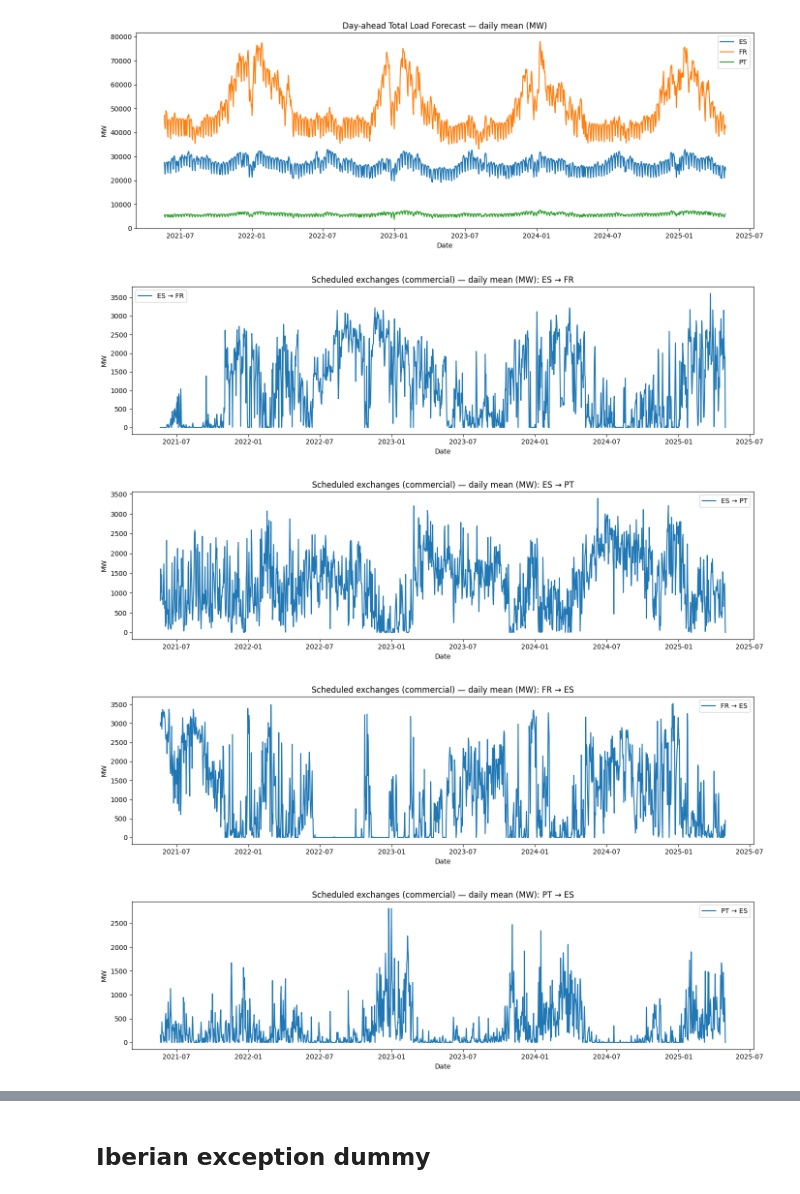
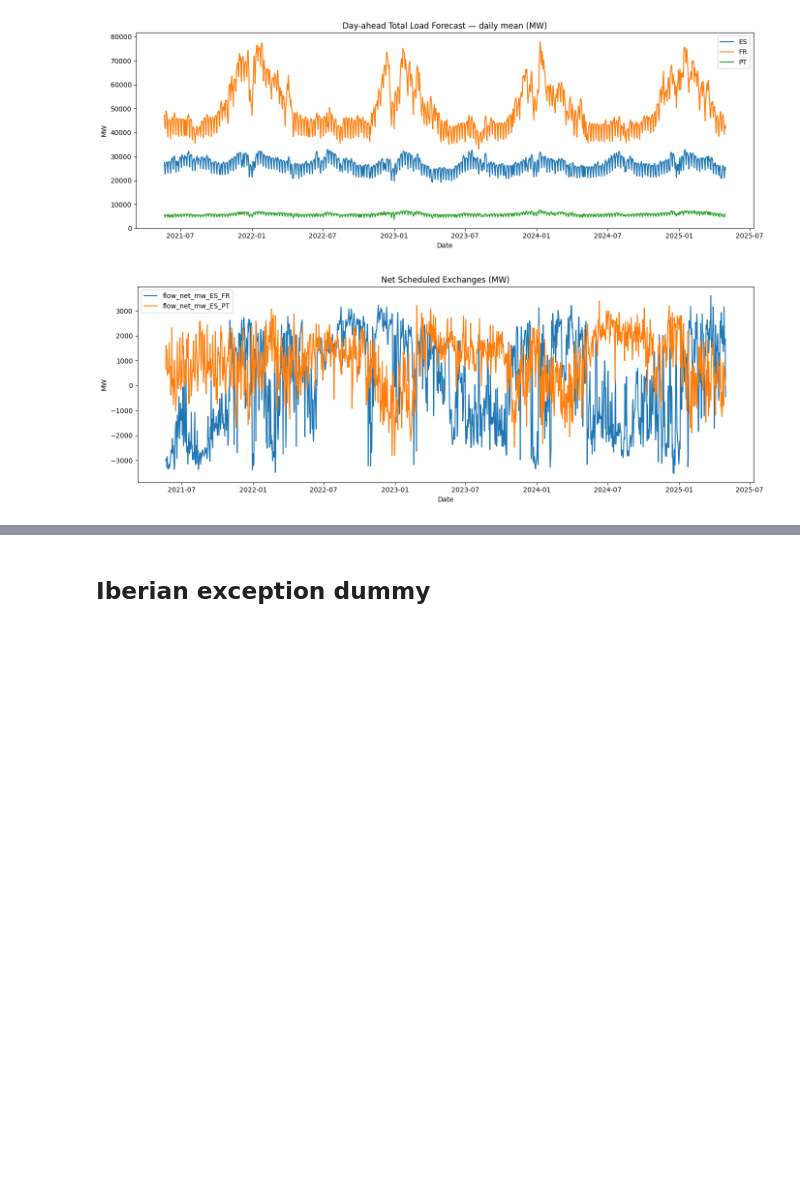
Before and after one commit to franrolotti/volatility-spillovers-methodology, a Jupyter notebook: notebooks/3_exogenous_vars_preparation.ipynb, the cells around one changed output, grey strips where cells are left out. Cells and saved outputs as stored; diff of their text form; code cells hidden in the pictures; blank space fills up the shorter version.

```diff
--- a/notebooks/3_exogenous_vars_preparation.ipynb
+++ b/notebooks/3_exogenous_vars_preparation.ipynb
@@ -315,9 +333,9 @@ assert TOKEN, "Missing ENTSOE_API_TOKEN env var"
 
 epy = EntsoePandasClient(api_key=TOKEN)
 
-TZ = "Europe/Brussels"
+TZ = "Europe/Paris"
 START = pd.Timestamp("2021-05-21", tz=TZ)
-END_EXCL = pd.Timestamp("2025-05-01", tz=TZ)  # exclusive
+END_EXCL = pd.Timestamp("2025-05-01", tz=TZ)
 # %%
 # Helpers
 def _to_series(x, value_name="value"):
@@ -426,18 +481,12 @@ Flow daily rows: 5764
 # %%
-# Ensure datetime
-if not load_daily.empty:
-    load_daily["date_local"] = pd.to_datetime(load_daily["date_local"])
-if not flow_daily.empty:
-    flow_daily["date_local"] = pd.to_datetime(flow_daily["date_local"])
-
 # 1) Load forecast (daily mean) — one line per area
 if load_daily.empty:
     print("load_daily is empty")
 else:
     plt.figure(figsize=(14, 5))
     for area in sorted(load_daily["area"].unique()):
-        dfa = load_daily[load_daily["area"] == area].sort_values("date_local")
-        plt.plot(dfa["date_local"], dfa["value_mean"], label=area)
+        dfa = load_daily[load_daily["area"] == area].sort_values("date")
+        plt.plot(dfa["date"], dfa["value_mean"], label=area)
     plt.title("Day-ahead Total Load Forecast — daily mean (MW)")
     plt.xlabel("Date")
     plt.ylabel("MW")
@@ -448,29 +497,19 @@ else:
 [figure]
 # %%
 
-# 2) Scheduled exchanges (daily mean) — one plot per direction
-if flow_daily.empty:
-    print("flow_daily is empty")
+# 2) Scheduled exchanges (daily mean) — one plot per net direction
+if net_flow_daily.empty:
+    print("net_flow_daily is empty")
 else:
-    pairs = (
-        flow_daily[["from_area", "to_area"]]
-        .drop_duplicates()
-        .sort_values(["from_area", "to_area"])
-        .to_records(index=False)
-    )
-
-    for f, t in pairs:
-        dfp = flow_daily[(flow_daily["from_area"] == f) & (flow_daily["to_area"] == t)].sort_values("date_local")
-        plt.figure(figsize=(14, 4))
-        plt.plot(dfp["date_local"], dfp["value_mean"], label=f"{f} → {t}")
-        plt.title(f"Scheduled exchanges (commercial) — daily mean (MW): {f} → {t}")
-        plt.xlabel("Date")
-        plt.ylabel("MW")
-        plt.legend()
-        plt.tight_layout()
-        plt.show()
+    plt.figure(figsize=(14, 5))
+    for series in sorted(net_flow_daily["series"].unique()):
+        dfa = net_flow_daily[net_flow_daily["series"] == series].sort_values("date")
+        plt.plot(dfa["date"], dfa["value"], label=series)
+    plt.title("Net Scheduled Exchanges (MW)")
+    plt.xlabel("Date")
+    plt.ylabel("MW")
+    plt.legend()
+    plt.tight_layout()
+    plt.show()
 # %% [output]
-[figure, old version]
+[figure, new version]
-[figure, removed]
-[figure, removed]
-[figure, removed]
```
Also changed, not shown: parts of 18 cells of this notebook, 17 other files.
